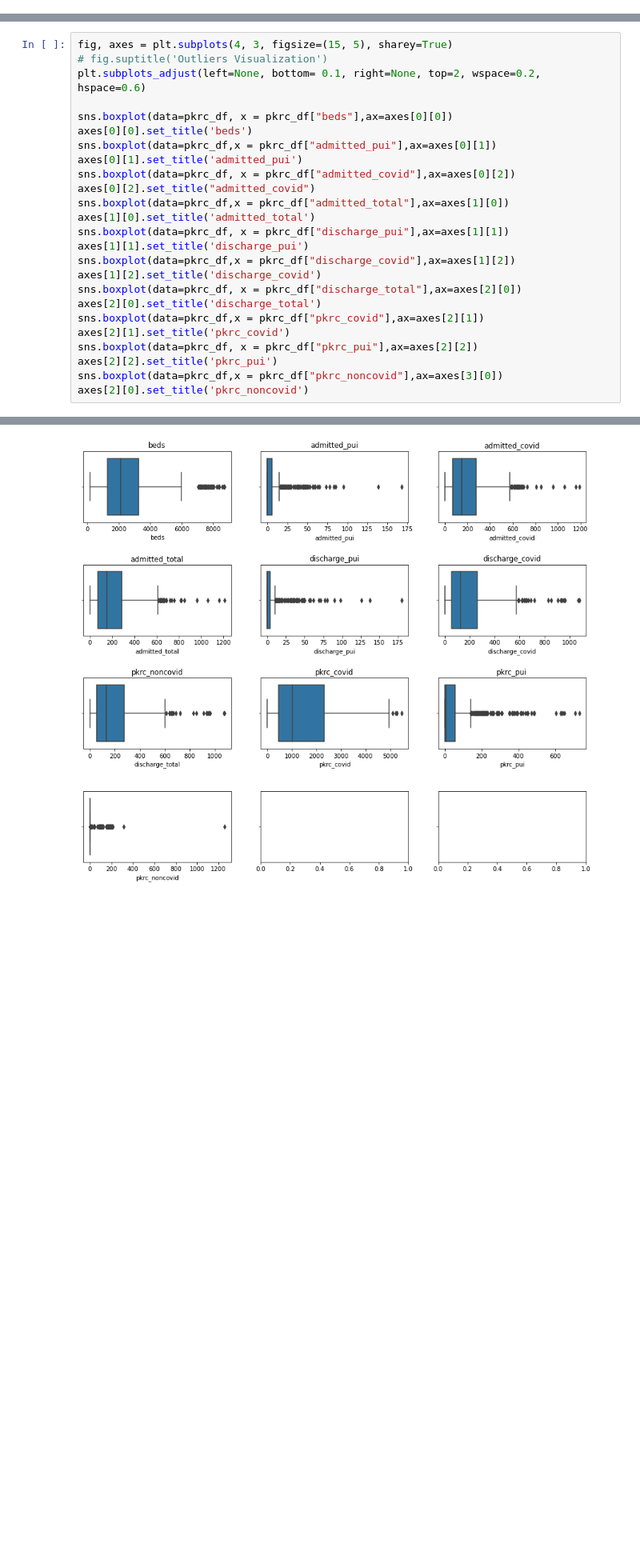
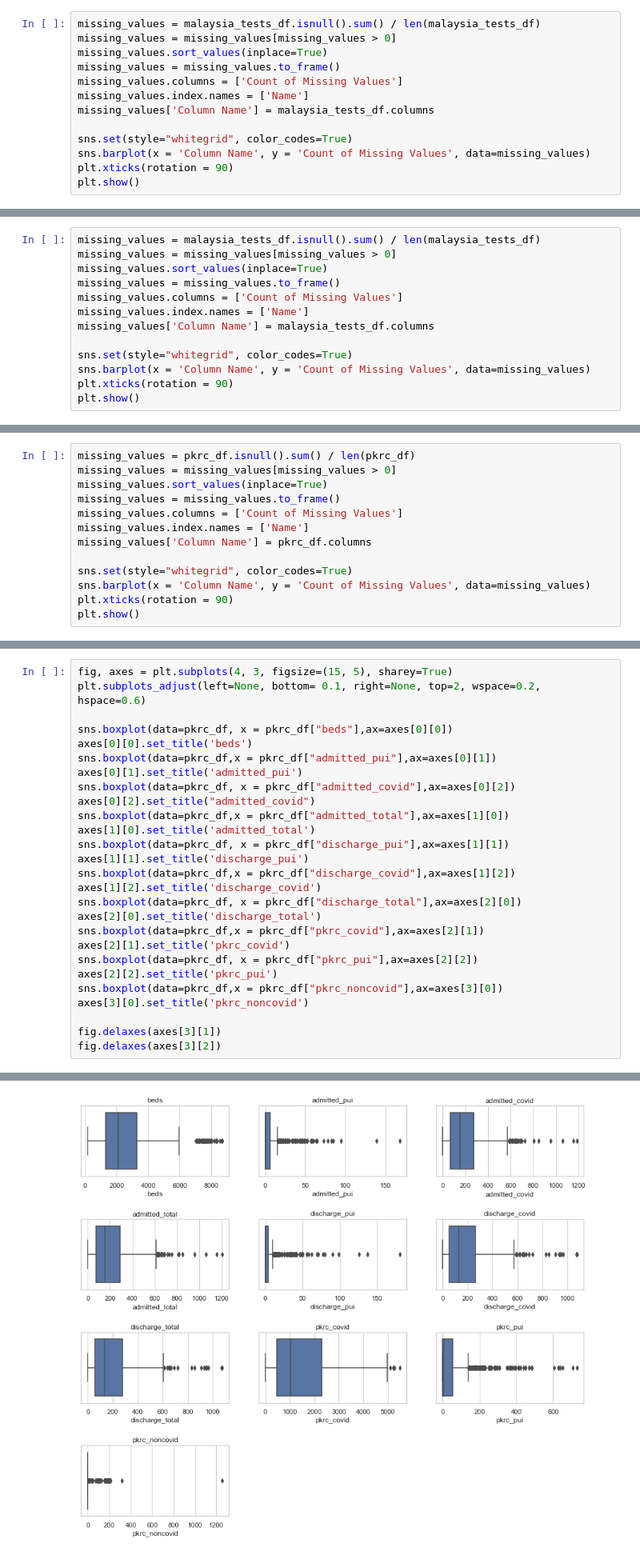
Before and after one commit to hanyikoh/Covid-19-Analysis-Streamlit, a Jupyter notebook: Question 3.ipynb, the cells around one changed output, grey strips where cells are left out. Shown at 80% size. Cells and saved outputs as stored; diff of their text form; blank space fills up the shorter version.

```diff
--- a/Question 3.ipynb
+++ b/Question 3.ipynb
@@ -439,0 +472,13 @@ msno.bar(malaysia_tests_df)
+# %%
+missing_values = malaysia_tests_df.isnull().sum() / len(malaysia_tests_df)
+missing_values = missing_values[missing_values > 0]
+missing_values.sort_values(inplace=True)
+missing_values = missing_values.to_frame()
+missing_values.columns = ['Count of Missing Values']
+missing_values.index.names = ['Name']
+missing_values['Column Name'] = malaysia_tests_df.columns
+
+sns.set(style="whitegrid", color_codes=True)
+sns.barplot(x = 'Column Name', y = 'Count of Missing Values', data=missing_values)
+plt.xticks(rotation = 90)
+plt.show()
@@ -513,0 +557,13 @@ msno.bar(states_tests_df)
+# %%
+missing_values = malaysia_tests_df.isnull().sum() / len(malaysia_tests_df)
+missing_values = missing_values[missing_values > 0]
+missing_values.sort_values(inplace=True)
+missing_values = missing_values.to_frame()
+missing_values.columns = ['Count of Missing Values']
+missing_values.index.names = ['Name']
+missing_values['Column Name'] = malaysia_tests_df.columns
+
+sns.set(style="whitegrid", color_codes=True)
+sns.barplot(x = 'Column Name', y = 'Count of Missing Values', data=missing_values)
+plt.xticks(rotation = 90)
+plt.show()
@@ -603,0 +659,13 @@ msno.bar(pkrc_df)
+# %%
+missing_values = pkrc_df.isnull().sum() / len(pkrc_df)
+missing_values = missing_values[missing_values > 0]
+missing_values.sort_values(inplace=True)
+missing_values = missing_values.to_frame()
+missing_values.columns = ['Count of Missing Values']
+missing_values.index.names = ['Name']
+missing_values['Column Name'] = pkrc_df.columns
+
+sns.set(style="whitegrid", color_codes=True)
+sns.barplot(x = 'Column Name', y = 'Count of Missing Values', data=missing_values)
+plt.xticks(rotation = 90)
+plt.show()
@@ -606,7 +676,6 @@ msno.bar(pkrc_df)
 </p> Visualize the data using box plot, check the distribution of data and outliers
 # %%
 fig, axes = plt.subplots(4, 3, figsize=(15, 5), sharey=True)
-# fig.suptitle('Outliers Visualization')
 plt.subplots_adjust(left=None, bottom= 0.1, right=None, top=2, wspace=0.2, hspace=0.6)
 
 sns.boxplot(data=pkrc_df, x = pkrc_df["beds"],ax=axes[0][0])
@@ -628,5 +697,8 @@ axes[2][1].set_title('pkrc_covid')
 sns.boxplot(data=pkrc_df, x = pkrc_df["pkrc_pui"],ax=axes[2][2])
 axes[2][2].set_title('pkrc_pui')
 sns.boxplot(data=pkrc_df,x = pkrc_df["pkrc_noncovid"],ax=axes[3][0])
-axes[2][0].set_title('pkrc_noncovid')
+axes[3][0].set_title('pkrc_noncovid')
+
+fig.delaxes(axes[3][1])
+fig.delaxes(axes[3][2])
 # %% [output]
@@ -634,4 +705,4 @@ Text(0.5, 1.0, 'pkrc_noncovid')
-[figure, old version]
+[figure, new version]
 # %% [markdown]
 ### Exploratory Data Analaysis for Mysejahtera CheckIn Dataset
 # %%
```
Also changed, not shown: parts of 61 cells of this notebook.
